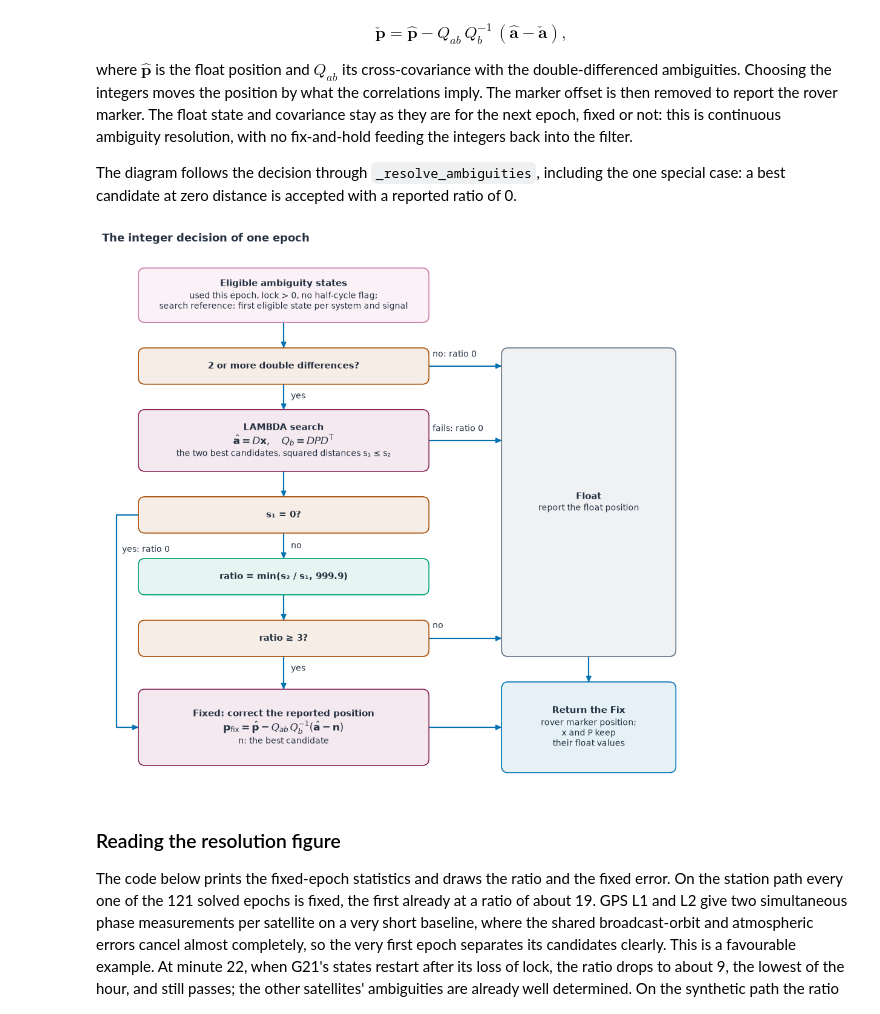
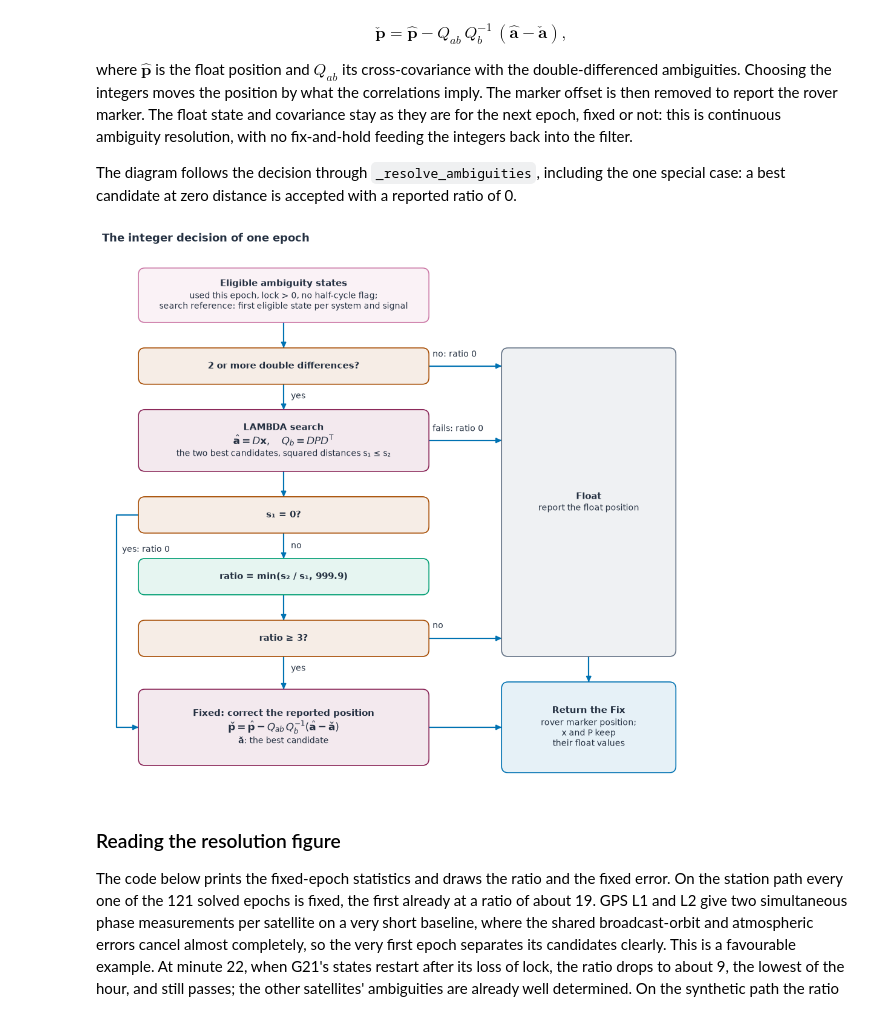
Before and after one commit to aklofas/purple-gnss, a Jupyter notebook: pyrx/notebooks/03-rtk.ipynb, the cells around one changed output. Cells and saved outputs as stored; diff of their text form; code cells hidden in the pictures.

```diff
--- a/pyrx/notebooks/03-rtk.ipynb
+++ b/pyrx/notebooks/03-rtk.ipynb
@@ -806,37 +816,39 @@ elig = diagram_box(
 two = diagram_box(ax, X0, 10.9, W, 1.0, "2 or more double differences?", role="highlight")
 search = diagram_box(
     ax, X0, 8.5, W, 1.7, "LAMBDA search", "the two best candidates, squared distances s₁ ≤ s₂",
     formula=r"$\hat{\mathbf{a}} = D\mathbf{x},\quad Q_b = D P D^\mathsf{T}$", role="position",
 )  # fmt: skip
 zero = diagram_box(ax, X0, 6.8, W, 1.0, "s₁ = 0?", role="highlight")
 ratio = diagram_box(ax, X0, 5.1, W, 1.0, "ratio = min(s₂ / s₁, 999.9)", role="measure")
 test = diagram_box(ax, X0, 3.4, W, 1.0, "ratio ≥ 3?", role="highlight")
 fixed = diagram_box(
-    ax, X0, 0.4, W, 2.1, "Fixed: correct the reported position", "n: the best candidate",
-    formula=r"$\mathbf{p}_{\mathrm{fix}} = \hat{\mathbf{p}} - Q_{ab}\,Q_b^{-1}"
-    r"(\hat{\mathbf{a}} - \mathbf{n})$", role="position",
+    ax, X0, 0.4, W, 2.1, "Fixed: correct the reported position",
+    r"$\mathbf{ǎ}$: the best candidate",
+    # combining caron: mathtext's \check misplaces the accent on bold letters
+    formula=r"$\mathbf{p̌} = \hat{\mathbf{p}} - Q_{ab}\,Q_b^{-1}"
+    r"(\hat{\mathbf{a}} - \mathbf{ǎ})$", role="position",
 )  # fmt: skip
 flt = diagram_box(ax, 11.0, 3.4, 4.8, 8.5, "Float", "report the float position",
                   role="context")
 ret = diagram_box(
     ax, 11.0, 0.2, 4.8, 2.5, "Return the Fix", "rover marker position;\nx and P keep\ntheir "
     "float values", role="flow",
 )  # fmt: skip
 for upper, lower in ((elig, two), (two, search), (search, zero), (zero, ratio), (ratio, test),
                      (test, fixed)):
     diagram_arrow(ax, [upper.bottom, lower.top])
 for box, text in ((two, "yes"), (zero, "no"), (test, "yes")):
     diagram_label(ax, box.bottom[0] + 0.2, box.y - 0.35, text, ha="left")
 for box, text in ((two, "no: ratio 0"), (search, "fails: ratio 0"), (test, "no")):
     diagram_arrow(ax, [box.right, (flt.x, box.right[1])], text,
                   (X0 + W + 0.1, box.right[1] + 0.35), ha="left")
 diagram_arrow(ax, [zero.left, (0.4, zero.left[1]), (0.4, fixed.left[1]), fixed.left])
 diagram_label(ax, 0.55, 6.35, "yes: ratio 0", ha="left")
 diagram_arrow(ax, [fixed.right, (ret.x, fixed.right[1])])
 diagram_arrow(ax, [flt.bottom, ret.top])
 plt.show()
 # %% [output]
-[figure, old version]
+[figure, new version]
 # %% [markdown]
 ### Reading the resolution figure
 
```
Also changed, not shown: parts of 8 cells of this notebook.
